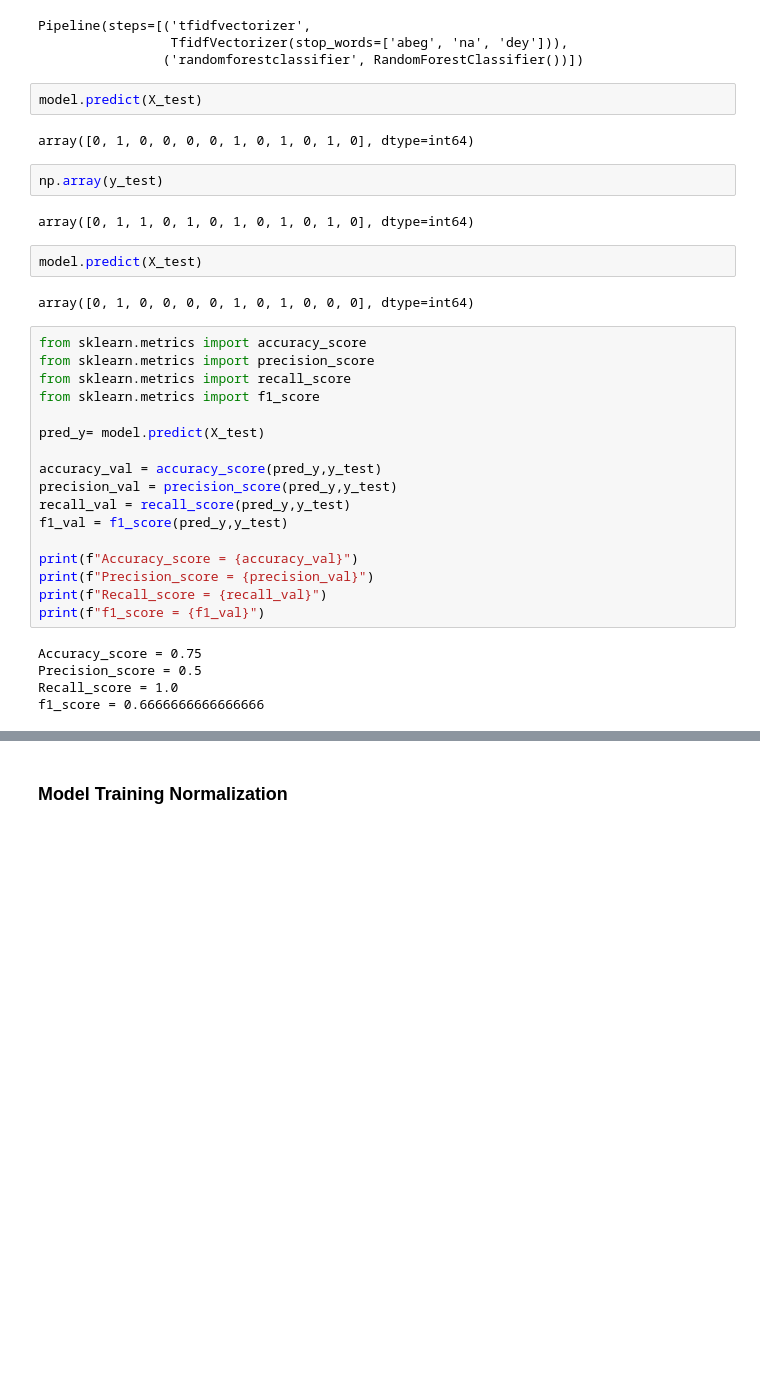
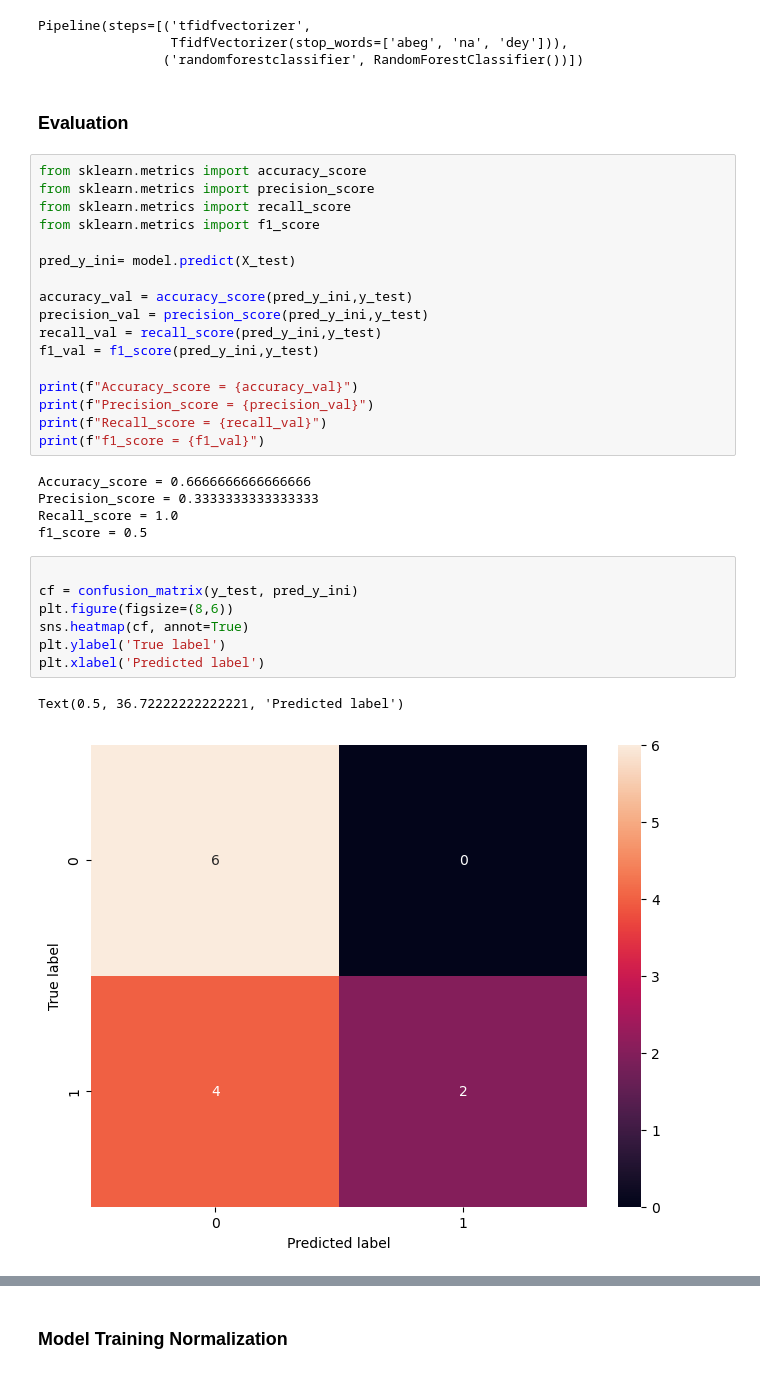
Before and after one commit to codeflamer/Pidgin-scam-prediction-scikitlean, a Jupyter notebook: Scam_detection.ipynb, the cells around one changed output, grey strips where cells are left out. Drawn from its saved outputs; the diff is of its cells as text; blank space fills up the shorter version.

```diff
--- a/Scam_detection.ipynb
+++ b/Scam_detection.ipynb
@@ -166,37 +168,37 @@ model.fit(X_train,y_train)
 Pipeline(steps=[('tfidfvectorizer',
                  TfidfVectorizer(stop_words=['abeg', 'na', 'dey'])),
                 ('randomforestclassifier', RandomForestClassifier())])
-# %%
-model.predict(X_test)
-# %% [output]
-array([0, 1, 0, 0, 0, 0, 1, 0, 1, 0, 1, 0], dtype=int64)
-# %%
-np.array(y_test)
-# %% [output]
-array([0, 1, 1, 0, 1, 0, 1, 0, 1, 0, 1, 0], dtype=int64)
-# %%
-model.predict(X_test)
-# %% [output]
-array([0, 1, 0, 0, 0, 0, 1, 0, 1, 0, 0, 0], dtype=int64)
+# %% [markdown]
+### Evaluation
 # %%
 from sklearn.metrics import accuracy_score
 from sklearn.metrics import precision_score
 from sklearn.metrics import recall_score
 from sklearn.metrics import f1_score
 
-pred_y= model.predict(X_test)
+pred_y_ini= model.predict(X_test)
 
-accuracy_val = accuracy_score(pred_y,y_test)
-precision_val = precision_score(pred_y,y_test)
-recall_val = recall_score(pred_y,y_test)
-f1_val = f1_score(pred_y,y_test)
+accuracy_val = accuracy_score(pred_y_ini,y_test)
+precision_val = precision_score(pred_y_ini,y_test)
+recall_val = recall_score(pred_y_ini,y_test)
+f1_val = f1_score(pred_y_ini,y_test)
 
 print(f"Accuracy_score = {accuracy_val}")
 print(f"Precision_score = {precision_val}")
 print(f"Recall_score = {recall_val}")
 print(f"f1_score = {f1_val}")
 # %% [output]
-Accuracy_score = 0.75
-Precision_score = 0.5
+Accuracy_score = 0.6666666666666666
+Precision_score = 0.3333333333333333
 Recall_score = 1.0
-f1_score = 0.6666666666666666
+f1_score = 0.5
+# %%
+
+cf = confusion_matrix(y_test, pred_y_ini)
+plt.figure(figsize=(8,6))
+sns.heatmap(cf, annot=True)
+plt.ylabel('True label')
+plt.xlabel('Predicted label')
+# %% [output]
+Text(0.5, 36.72222222222221, 'Predicted label')
+[figure, added]
```
Also changed, not shown: parts of 9 cells of this notebook, 1 other file.
